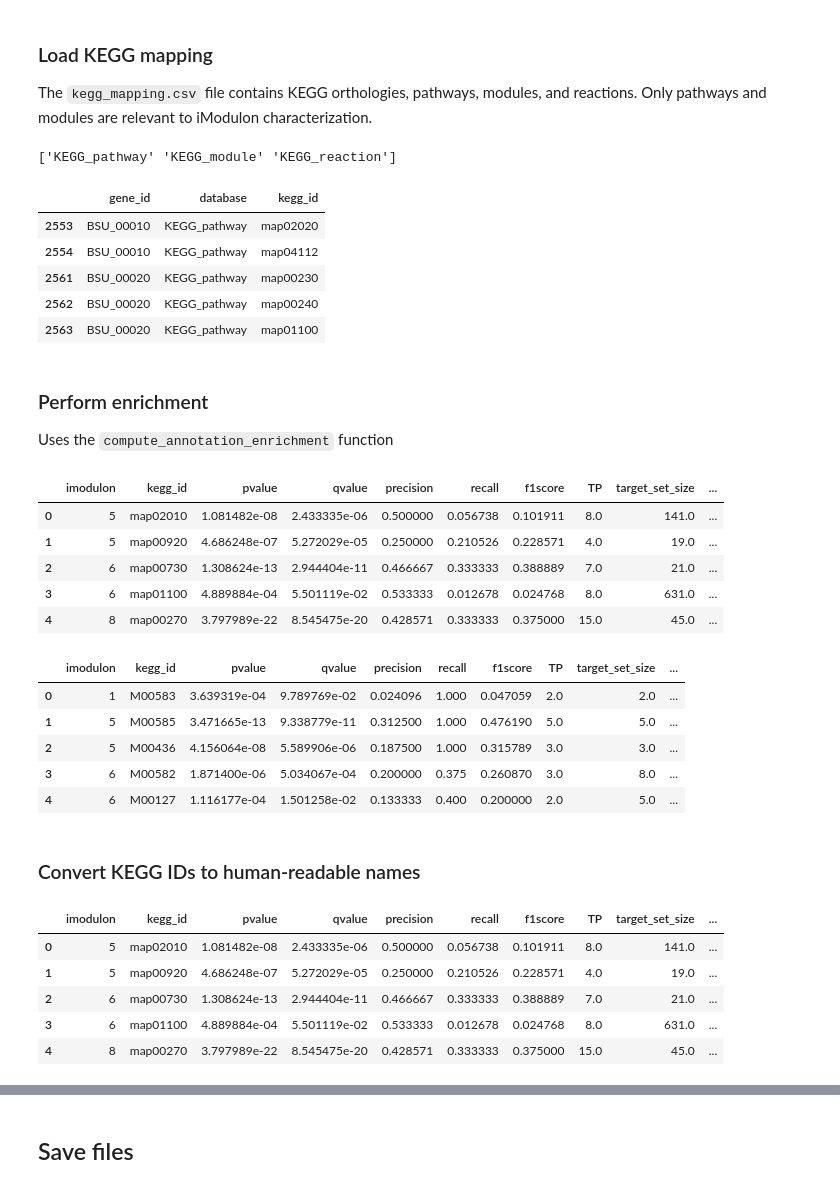
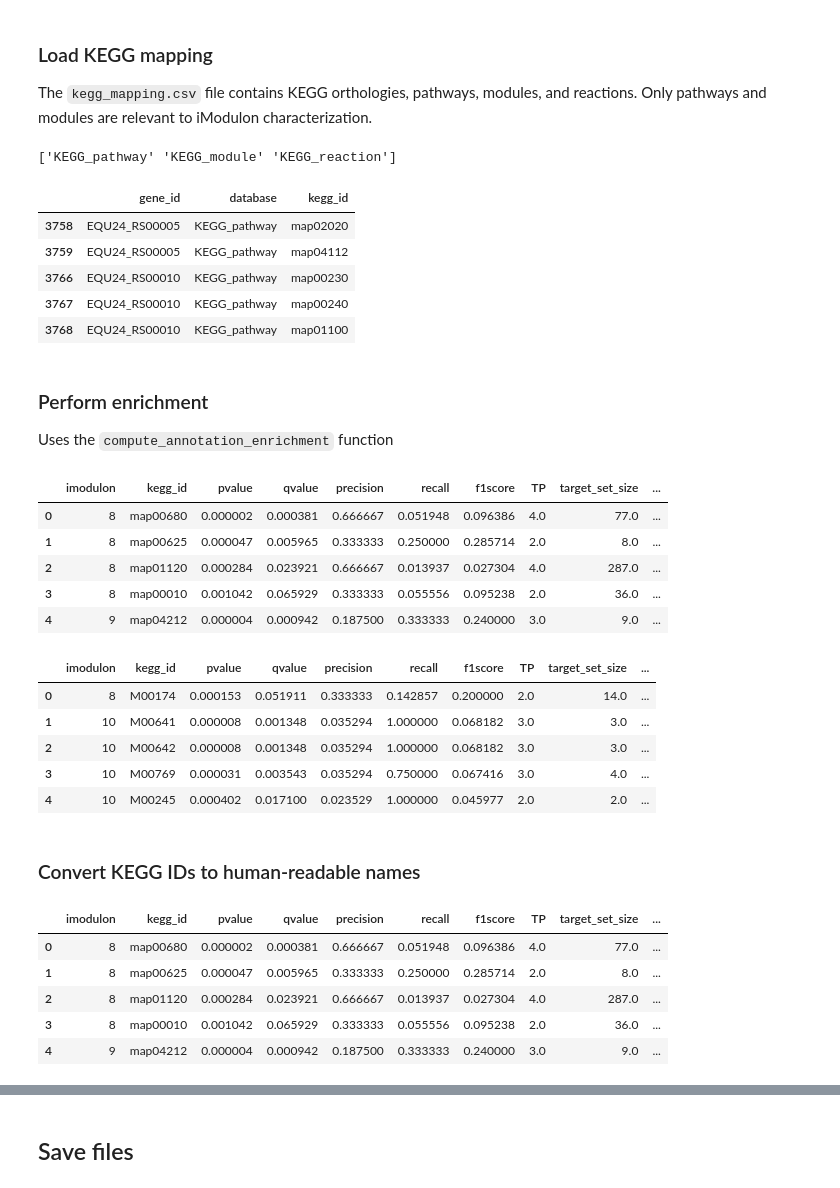
Before and after one commit to erinhwilson/modulome-workflow, a Jupyter notebook: 5_characterize_iModulons/2_iModulon_characterization_Erin.ipynb, the cells around one changed output, grey strips where cells are left out. Cells and saved outputs as stored; diff of their text form; code cells hidden in the pictures.

```diff
--- a/5_characterize_iModulons/2_iModulon_characterization_Erin.ipynb
+++ b/5_characterize_iModulons/2_iModulon_characterization_Erin.ipynb
@@ -392,17 +318,17 @@ DF_GO_enrich.sort_values('pvalue')#.head()
 ### Load KEGG mapping
 The `kegg_mapping.csv` file contains KEGG orthologies, pathways, modules, and reactions. Only pathways and modules are relevant to iModulon characterization.
 # %%
-DF_KEGG = pd.read_csv(path.join(external_data,'kegg_mapping.csv'),index_col=0)
+DF_KEGG = pd.read_csv(path.join(external_data,'5G_kegg_mapping.csv'),index_col=0)
 print(DF_KEGG.database.unique())
 DF_KEGG.head()
 # %% [output]
 ['KEGG_pathway' 'KEGG_module' 'KEGG_reaction']
 |  | gene_id | database | kegg_id |
-| 2553 | BSU_00010 | KEGG_pathway | map02020 |
-| 2554 | BSU_00010 | KEGG_pathway | map04112 |
-| 2561 | BSU_00020 | KEGG_pathway | map00230 |
-| 2562 | BSU_00020 | KEGG_pathway | map00240 |
-| 2563 | BSU_00020 | KEGG_pathway | map01100 |
+| 3758 | EQU24_RS00005 | KEGG_pathway | map02020 |
+| 3759 | EQU24_RS00005 | KEGG_pathway | map04112 |
+| 3766 | EQU24_RS00010 | KEGG_pathway | map00230 |
+| 3767 | EQU24_RS00010 | KEGG_pathway | map00240 |
+| 3768 | EQU24_RS00010 | KEGG_pathway | map01100 |
 # %%
 kegg_pathways = DF_KEGG[DF_KEGG.database == 'KEGG_pathway']
 kegg_modules = DF_KEGG[DF_KEGG.database == 'KEGG_module']
@@ -416,20 +342,20 @@ DF_module_enrich = ica_data.compute_annotation_enrichment(kegg_modules,'kegg_id'
 DF_pathway_enrich.head()
 # %% [output]
 |  | imodulon | kegg_id | pvalue | qvalue | precision | recall | f1score | TP | target_set_size | ... |
-| 0 | 5 | map02010 | 1.081482e-08 | 2.433335e-06 | 0.500000 | 0.056738 | 0.101911 | 8.0 | 141.0 | ... |
-| 1 | 5 | map00920 | 4.686248e-07 | 5.272029e-05 | 0.250000 | 0.210526 | 0.228571 | 4.0 | 19.0 | ... |
-| 2 | 6 | map00730 | 1.308624e-13 | 2.944404e-11 | 0.466667 | 0.333333 | 0.388889 | 7.0 | 21.0 | ... |
-| 3 | 6 | map01100 | 4.889884e-04 | 5.501119e-02 | 0.533333 | 0.012678 | 0.024768 | 8.0 | 631.0 | ... |
-| 4 | 8 | map00270 | 3.797989e-22 | 8.545475e-20 | 0.428571 | 0.333333 | 0.375000 | 15.0 | 45.0 | ... |
+| 0 | 8 | map00680 | 0.000002 | 0.000381 | 0.666667 | 0.051948 | 0.096386 | 4.0 | 77.0 | ... |
+| 1 | 8 | map00625 | 0.000047 | 0.005965 | 0.333333 | 0.250000 | 0.285714 | 2.0 | 8.0 | ... |
+| 2 | 8 | map01120 | 0.000284 | 0.023921 | 0.666667 | 0.013937 | 0.027304 | 4.0 | 287.0 | ... |
+| 3 | 8 | map00010 | 0.001042 | 0.065929 | 0.333333 | 0.055556 | 0.095238 | 2.0 | 36.0 | ... |
+| 4 | 9 | map04212 | 0.000004 | 0.000942 | 0.187500 | 0.333333 | 0.240000 | 3.0 | 9.0 | ... |
 # %%
 DF_module_enrich.head()
 # %% [output]
 |  | imodulon | kegg_id | pvalue | qvalue | precision | recall | f1score | TP | target_set_size | ... |
-| 0 | 1 | M00583 | 3.639319e-04 | 9.789769e-02 | 0.024096 | 1.000 | 0.047059 | 2.0 | 2.0 | ... |
-| 1 | 5 | M00585 | 3.471665e-13 | 9.338779e-11 | 0.312500 | 1.000 | 0.476190 | 5.0 | 5.0 | ... |
-| 2 | 5 | M00436 | 4.156064e-08 | 5.589906e-06 | 0.187500 | 1.000 | 0.315789 | 3.0 | 3.0 | ... |
-| 3 | 6 | M00582 | 1.871400e-06 | 5.034067e-04 | 0.200000 | 0.375 | 0.260870 | 3.0 | 8.0 | ... |
-| 4 | 6 | M00127 | 1.116177e-04 | 1.501258e-02 | 0.133333 | 0.400 | 0.200000 | 2.0 | 5.0 | ... |
+| 0 | 8 | M00174 | 0.000153 | 0.051911 | 0.333333 | 0.142857 | 0.200000 | 2.0 | 14.0 | ... |
+| 1 | 10 | M00641 | 0.000008 | 0.001348 | 0.035294 | 1.000000 | 0.068182 | 3.0 | 3.0 | ... |
+| 2 | 10 | M00642 | 0.000008 | 0.001348 | 0.035294 | 1.000000 | 0.068182 | 3.0 | 3.0 | ... |
+| 3 | 10 | M00769 | 0.000031 | 0.003543 | 0.035294 | 0.750000 | 0.067416 | 3.0 | 4.0 | ... |
+| 4 | 10 | M00245 | 0.000402 | 0.017100 | 0.023529 | 1.000000 | 0.045977 | 2.0 | 2.0 | ... |
 # %% [markdown]
 ### Convert KEGG IDs to human-readable names
 # %%
@@ -452,11 +378,11 @@ for idx,key in tqdm(DF_module_enrich.kegg_id.items(),total=len(DF_module_enrich)
 DF_pathway_enrich.head()
 # %% [output]
 |  | imodulon | kegg_id | pvalue | qvalue | precision | recall | f1score | TP | target_set_size | ... |
-| 0 | 5 | map02010 | 1.081482e-08 | 2.433335e-06 | 0.500000 | 0.056738 | 0.101911 | 8.0 | 141.0 | ... |
-| 1 | 5 | map00920 | 4.686248e-07 | 5.272029e-05 | 0.250000 | 0.210526 | 0.228571 | 4.0 | 19.0 | ... |
-| 2 | 6 | map00730 | 1.308624e-13 | 2.944404e-11 | 0.466667 | 0.333333 | 0.388889 | 7.0 | 21.0 | ... |
-| 3 | 6 | map01100 | 4.889884e-04 | 5.501119e-02 | 0.533333 | 0.012678 | 0.024768 | 8.0 | 631.0 | ... |
-| 4 | 8 | map00270 | 3.797989e-22 | 8.545475e-20 | 0.428571 | 0.333333 | 0.375000 | 15.0 | 45.0 | ... |
+| 0 | 8 | map00680 | 0.000002 | 0.000381 | 0.666667 | 0.051948 | 0.096386 | 4.0 | 77.0 | ... |
+| 1 | 8 | map00625 | 0.000047 | 0.005965 | 0.333333 | 0.250000 | 0.285714 | 2.0 | 8.0 | ... |
+| 2 | 8 | map01120 | 0.000284 | 0.023921 | 0.666667 | 0.013937 | 0.027304 | 4.0 | 287.0 | ... |
+| 3 | 8 | map00010 | 0.001042 | 0.065929 | 0.333333 | 0.055556 | 0.095238 | 2.0 | 36.0 | ... |
+| 4 | 9 | map04212 | 0.000004 | 0.000942 | 0.187500 | 0.333333 | 0.240000 | 3.0 | 9.0 | ... |
 # %%
 DF_module_enrich.head()
 # %% [output]
```
Also changed, not shown: parts of 44 cells of this notebook.
